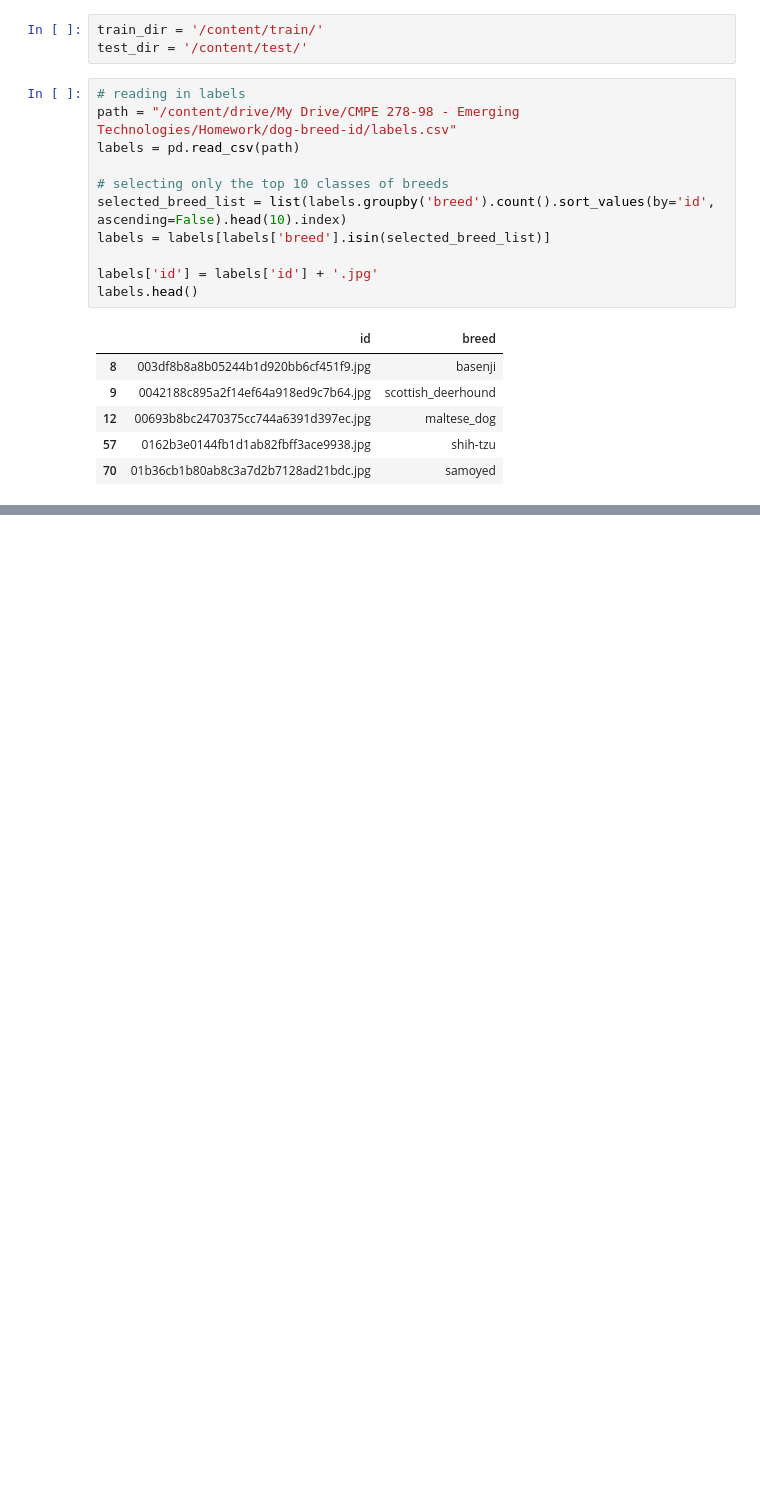
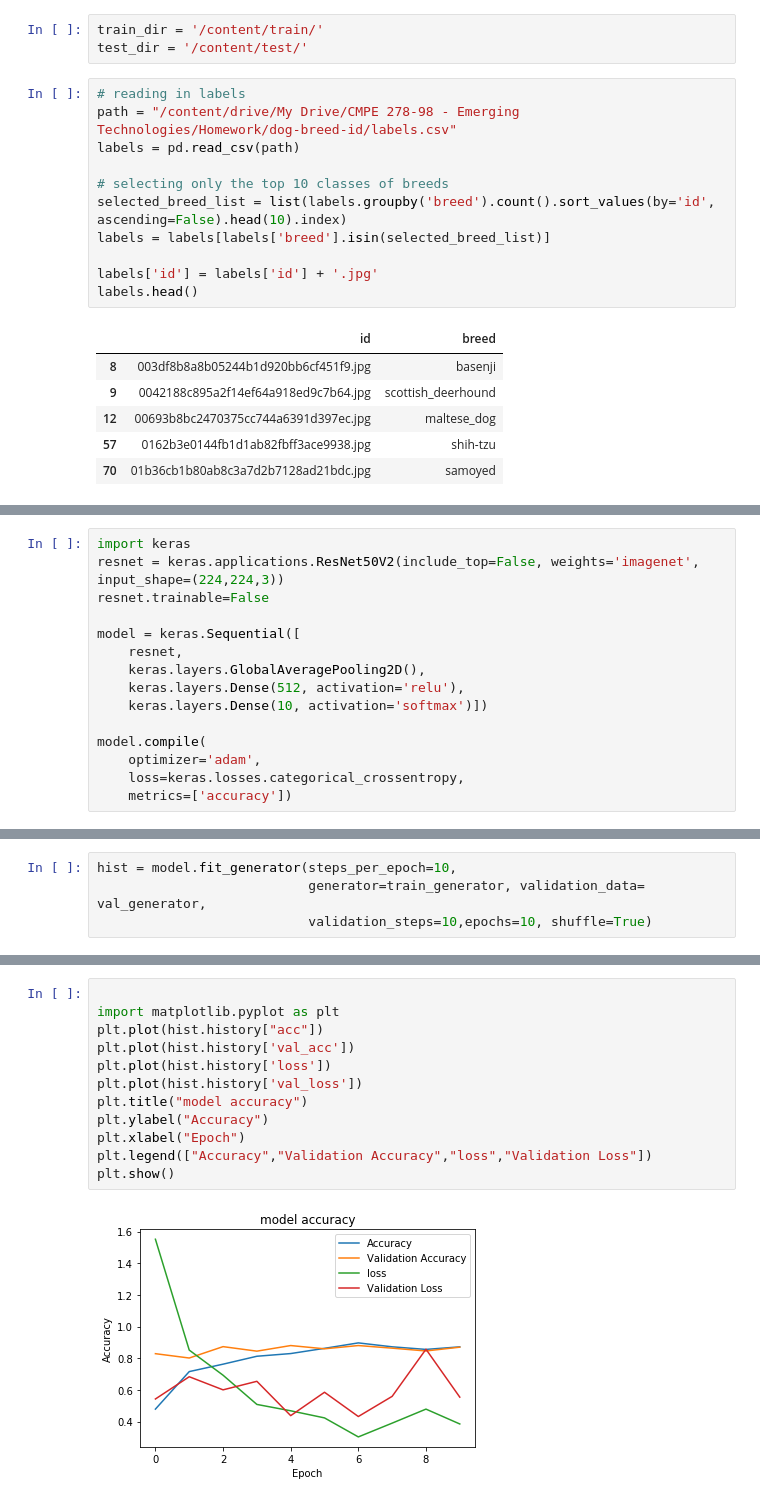
Before and after one commit to emmelinetsen/Emerging_Technologies, a Jupyter notebook: Dog_Breed_Classifier_and_Visualization.ipynb, the cells around one changed output, grey strips where cells are left out. Cells and saved outputs as stored; diff of their text form; blank space fills up the shorter version.

```diff
--- a/Dog_Breed_Classifier_and_Visualization.ipynb
+++ b/Dog_Breed_Classifier_and_Visualization.ipynb
@@ -694,3 +707,18 @@ Found 2044 validated image filenames belonging to 120 classes.
+# %%
+import keras
+resnet = keras.applications.ResNet50V2(include_top=False, weights='imagenet', input_shape=(224,224,3))
+resnet.trainable=False
+
+model = keras.Sequential([
+    resnet,
+    keras.layers.GlobalAveragePooling2D(),
+    keras.layers.Dense(512, activation='relu'),
+    keras.layers.Dense(10, activation='softmax')])
+
+model.compile(
+    optimizer='adam',
+    loss=keras.losses.categorical_crossentropy,
+    metrics=['accuracy'])
 # %%
 from keras.applications import VGG16
 
@@ -719,0 +758,4 @@ _________________________________________________________________
+# %%
+hist = model.fit_generator(steps_per_epoch=10,
+                           generator=train_generator, validation_data= val_generator,
+                           validation_steps=10,epochs=10, shuffle=True)
@@ -719,0 +783,14 @@ _________________________________________________________________
+# %%
+
+import matplotlib.pyplot as plt
+plt.plot(hist.history["acc"])
+plt.plot(hist.history['val_acc'])
+plt.plot(hist.history['loss'])
+plt.plot(hist.history['val_loss'])
+plt.title("model accuracy")
+plt.ylabel("Accuracy")
+plt.xlabel("Epoch")
+plt.legend(["Accuracy","Validation Accuracy","loss","Validation Loss"])
+plt.show()
+# %% [output]
+[figure, added]
```
Also changed, not shown: parts of 9 cells of this notebook.
